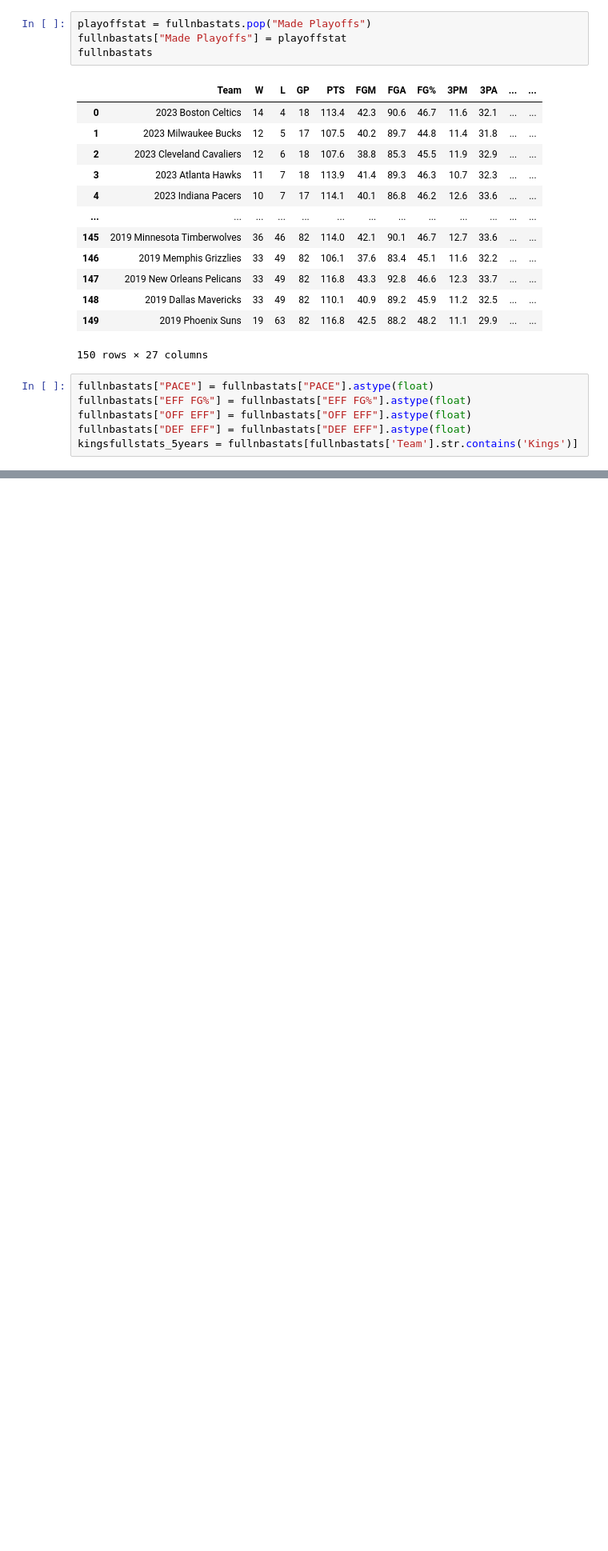
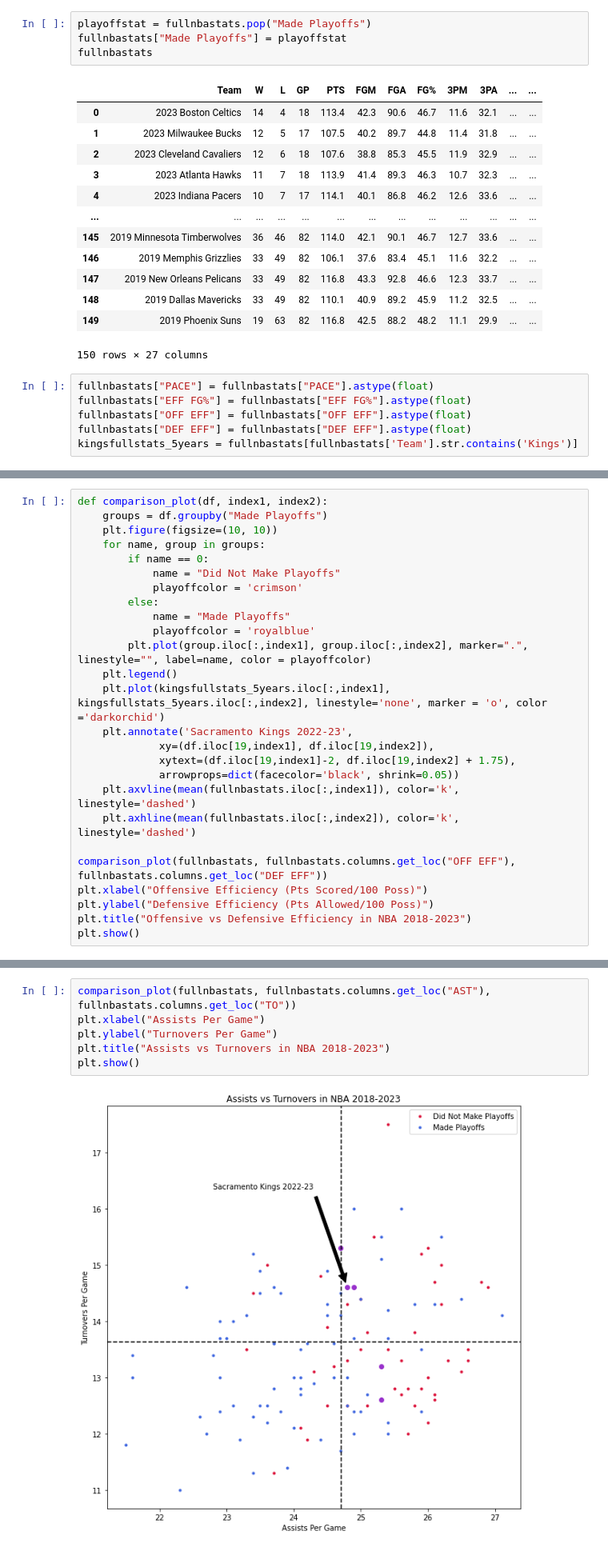
Before and after one commit to mattmori21/Kings-Project, a Jupyter notebook: data.ipynb, the cells around one changed output, grey strips where cells are left out. Shown at 80% size. Cells and saved outputs as stored; diff of their text form; blank space fills up the shorter version.

Commit message:
created graph function

```diff
--- a/data.ipynb
+++ b/data.ipynb
@@ -270,0 +276,26 @@ plt.show()
+# %%
+def comparison_plot(df, index1, index2):
+    groups = df.groupby("Made Playoffs")
+    plt.figure(figsize=(10, 10))
+    for name, group in groups:
+        if name == 0:
+            name = "Did Not Make Playoffs"
+            playoffcolor = 'crimson'
+        else:
+            name = "Made Playoffs"
+            playoffcolor = 'royalblue'
+        plt.plot(group.iloc[:,index1], group.iloc[:,index2], marker=".", linestyle="", label=name, color = playoffcolor)
+    plt.legend()
+    plt.plot(kingsfullstats_5years.iloc[:,index1], kingsfullstats_5years.iloc[:,index2], linestyle='none', marker = 'o', color ='darkorchid')
+    plt.annotate('Sacramento Kings 2022-23',
+             xy=(df.iloc[19,index1], df.iloc[19,index2]),
+             xytext=(df.iloc[19,index1]-2, df.iloc[19,index2] + 1.75),
+             arrowprops=dict(facecolor='black', shrink=0.05))
+    plt.axvline(mean(fullnbastats.iloc[:,index1]), color='k', linestyle='dashed')
+    plt.axhline(mean(fullnbastats.iloc[:,index2]), color='k', linestyle='dashed')
+
+comparison_plot(fullnbastats, fullnbastats.columns.get_loc("OFF EFF"), fullnbastats.columns.get_loc("DEF EFF"))
+plt.xlabel("Offensive Efficiency (Pts Scored/100 Poss)")
+plt.ylabel("Defensive Efficiency (Pts Allowed/100 Poss)")
+plt.title("Offensive vs Defensive Efficiency in NBA 2018-2023")
+plt.show()
@@ -270,0 +304,8 @@ plt.show()
+# %%
+comparison_plot(fullnbastats, fullnbastats.columns.get_loc("AST"), fullnbastats.columns.get_loc("TO"))
+plt.xlabel("Assists Per Game")
+plt.ylabel("Turnovers Per Game")
+plt.title("Assists vs Turnovers in NBA 2018-2023")
+plt.show()
+# %% [output]
+[figure, added]
```
Also changed, not shown: parts of 6 cells of this notebook.
